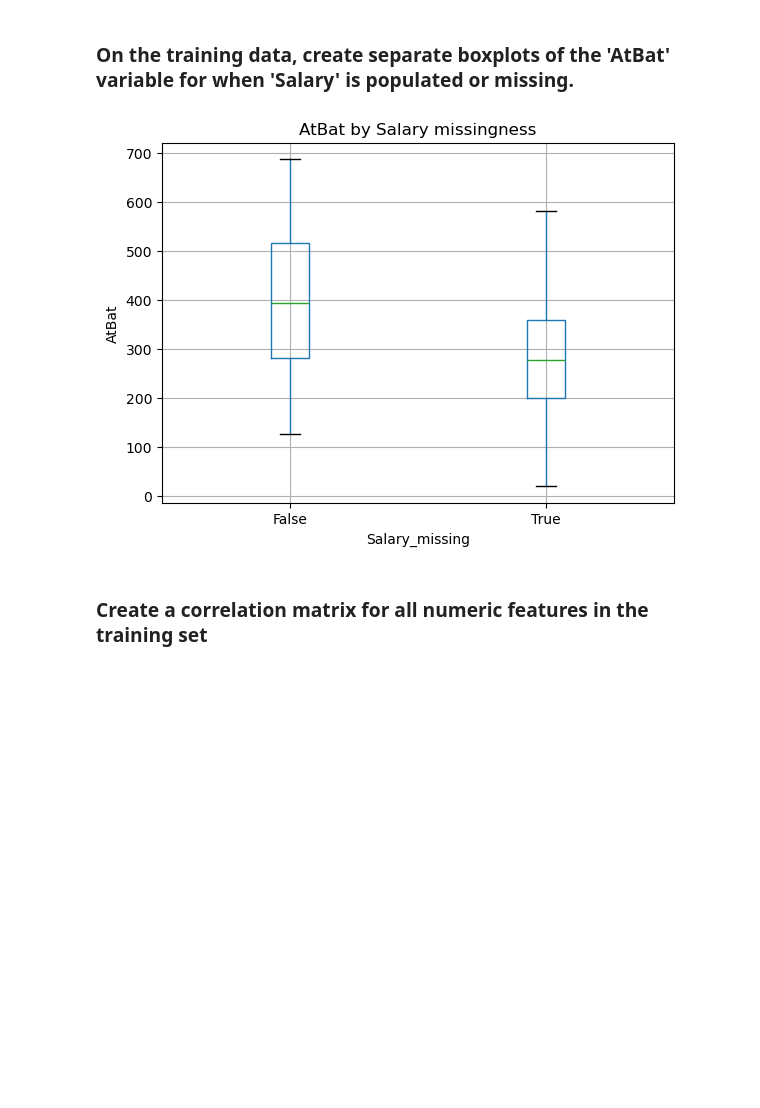
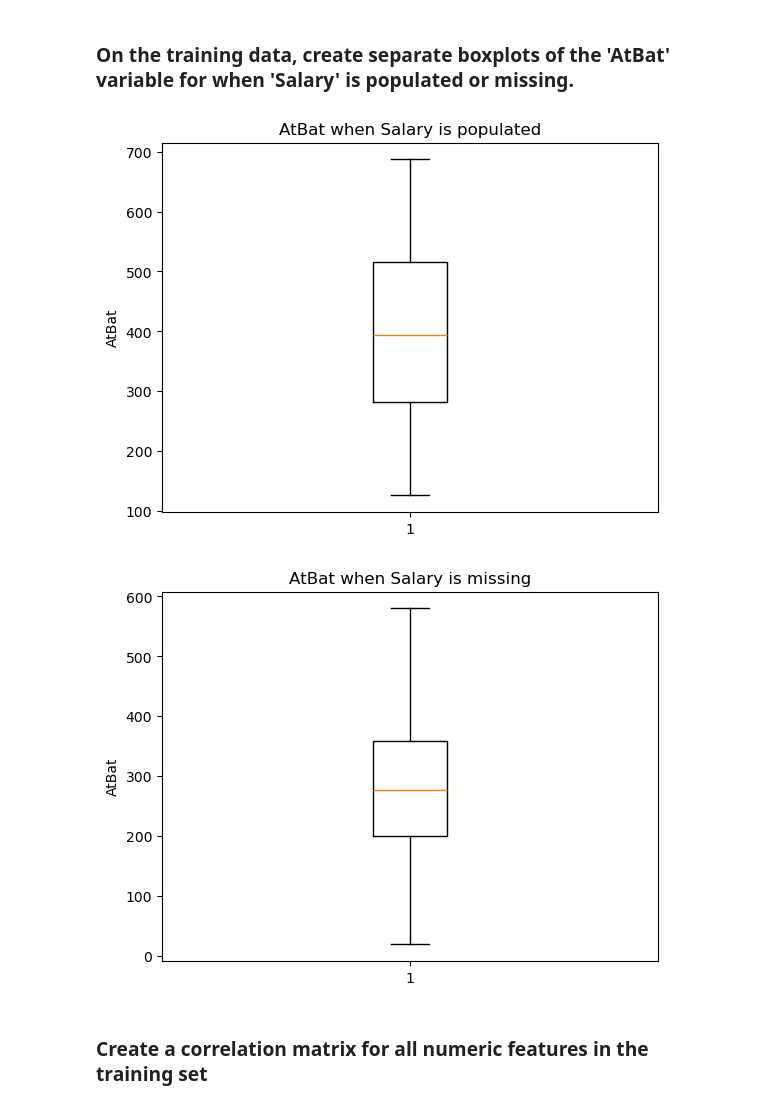
Before and after one commit to Tahmeed65/code_2600, a Jupyter notebook: mod03_eda.ipynb, the cells around one changed output. Cells and saved outputs as stored; diff of their text form; code cells hidden in the pictures; blank space fills up the shorter version.

```diff
--- a/mod03_eda.ipynb
+++ b/mod03_eda.ipynb
@@ -166,18 +166,23 @@ I think a situation where this could happen would be when a variable has placeho
 # %% [markdown]
 ### On the training data, create separate boxplots of the 'AtBat' variable for when 'Salary' is populated or missing.
 # %%
-Salary_missing = Train['Salary'].isna()
+missing = Train.loc[Train['Salary'].isna(), 'AtBat']
+populated = Train.loc[Train['Salary'].notna(), 'AtBat']
 
-tmp = Train.assign(Salary_missing=Salary_missing)
-tmp.boxplot(column='AtBat', by='Salary_missing')
-
-plt.suptitle('')
-plt.title('AtBat by Salary missingness')
-plt.xlabel('Salary_missing')
+plt.figure()
+plt.boxplot(populated.dropna())
+plt.title('AtBat when Salary is populated')
 plt.ylabel('AtBat')
 plt.show()
+
+plt.figure()
+plt.boxplot(missing.dropna())
+plt.title('AtBat when Salary is missing')
+plt.ylabel('AtBat')
+plt.show()
 # %% [output]
-[figure, old version]
+[figure, new version]
+[figure, added]
 # %% [markdown]
 ### Create a correlation matrix for all numeric features in the training set
 # %%
```
